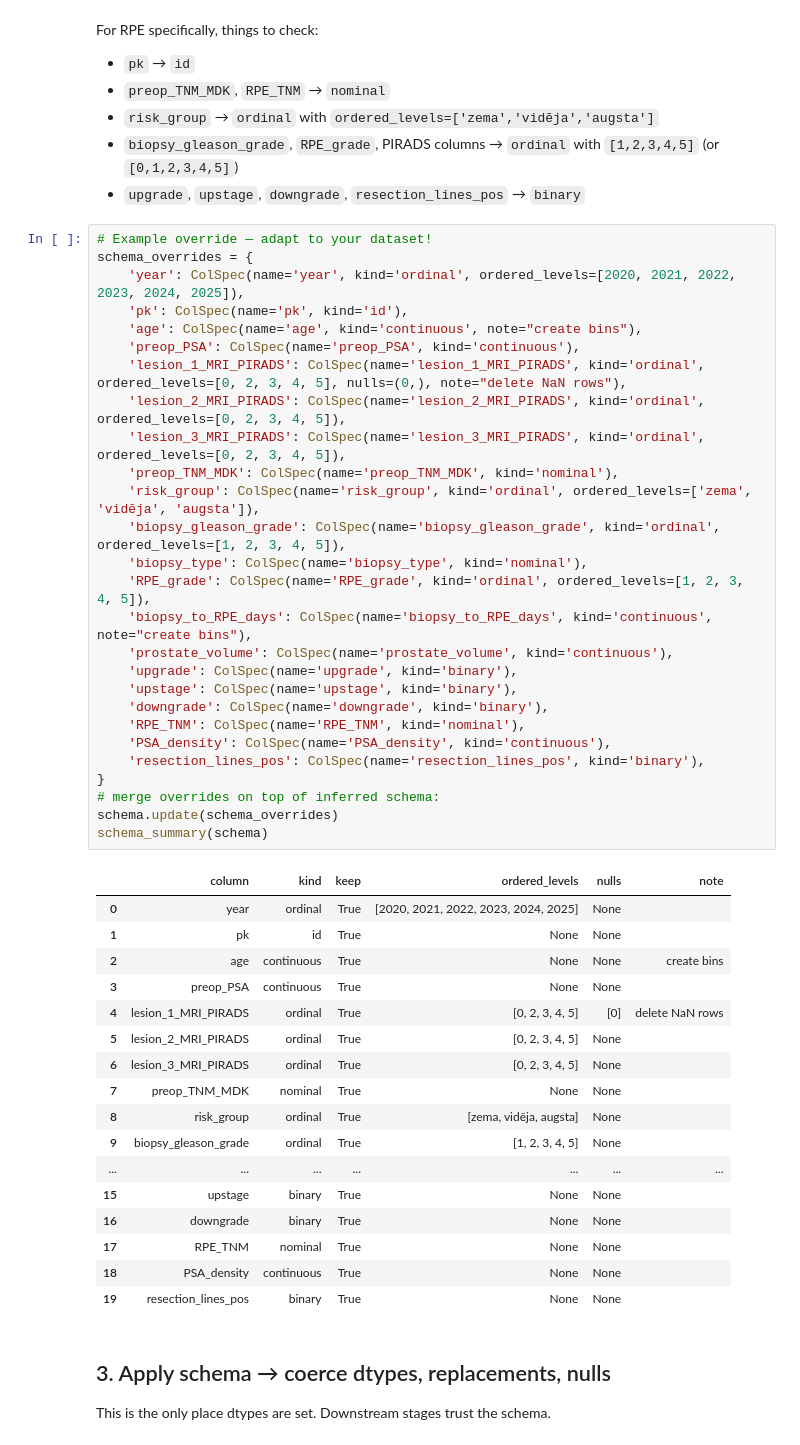
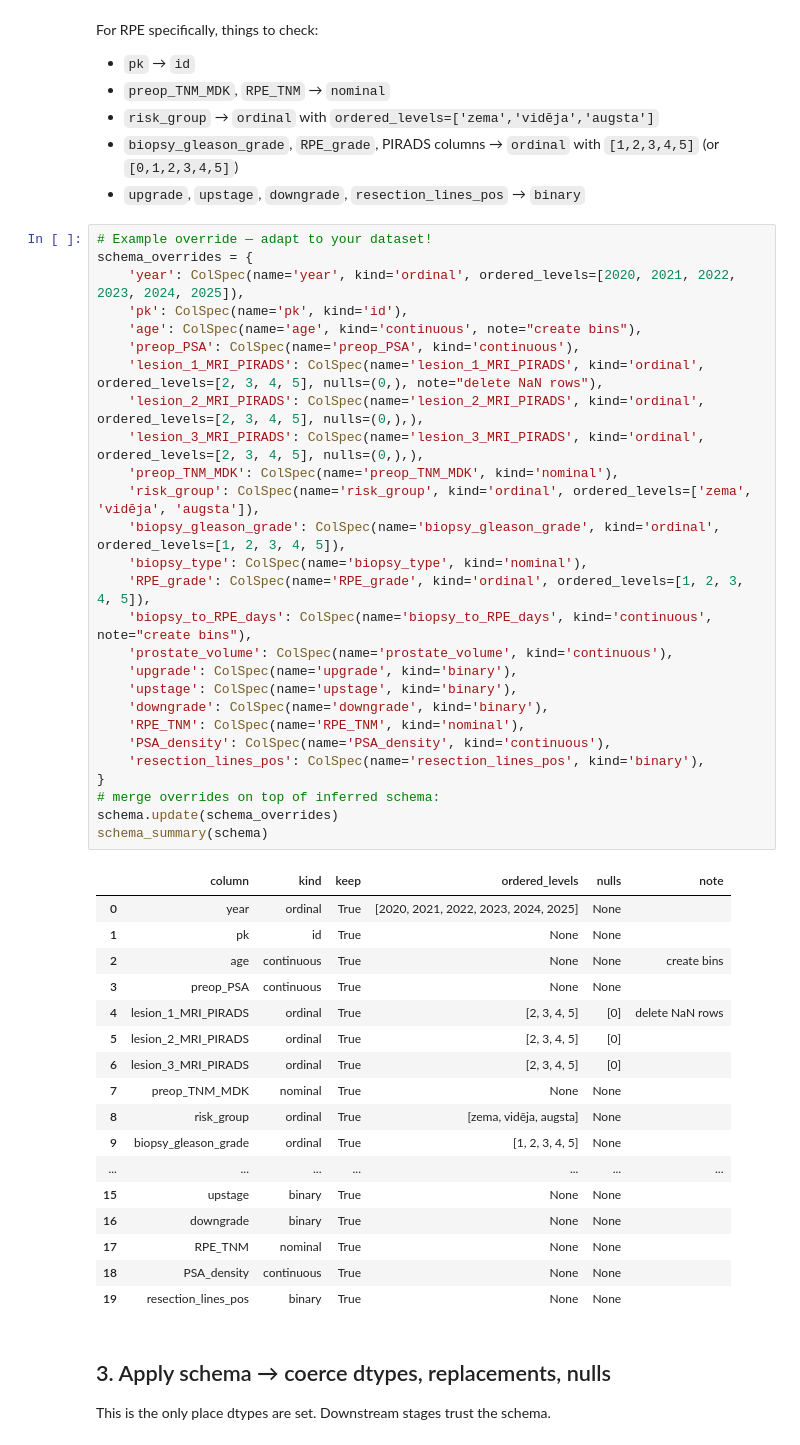
Before and after one commit to DrAndrushka/RPE_petijums, a Jupyter notebook: v2_RPE_notebook.ipynb, the cells around one changed output. Saved outputs shown, nothing was run; the diff lists cells and outputs as text.

```diff
--- a/RPE_notebook.ipynb
+++ b/v2_RPE_notebook.ipynb
@@ -157,39 +158,39 @@ For RPE specifically, things to check:
 # %%
 # Example override — adapt to your dataset!
 schema_overrides = {
     'year': ColSpec(name='year', kind='ordinal', ordered_levels=[2020, 2021, 2022, 2023, 2024, 2025]),
     'pk': ColSpec(name='pk', kind='id'),
     'age': ColSpec(name='age', kind='continuous', note="create bins"),
     'preop_PSA': ColSpec(name='preop_PSA', kind='continuous'),
-    'lesion_1_MRI_PIRADS': ColSpec(name='lesion_1_MRI_PIRADS', kind='ordinal', ordered_levels=[0, 2, 3, 4, 5], nulls=(0,), note="delete NaN rows"),
-    'lesion_2_MRI_PIRADS': ColSpec(name='lesion_2_MRI_PIRADS', kind='ordinal', ordered_levels=[0, 2, 3, 4, 5]),
-    'lesion_3_MRI_PIRADS': ColSpec(name='lesion_3_MRI_PIRADS', kind='ordinal', ordered_levels=[0, 2, 3, 4, 5]),
+    'lesion_1_MRI_PIRADS': ColSpec(name='lesion_1_MRI_PIRADS', kind='ordinal', ordered_levels=[2, 3, 4, 5], nulls=(0,), note="delete NaN rows"),
+    'lesion_2_MRI_PIRADS': ColSpec(name='lesion_2_MRI_PIRADS', kind='ordinal', ordered_levels=[2, 3, 4, 5], nulls=(0,),),
+    'lesion_3_MRI_PIRADS': ColSpec(name='lesion_3_MRI_PIRADS', kind='ordinal', ordered_levels=[2, 3, 4, 5], nulls=(0,),),
     'preop_TNM_MDK': ColSpec(name='preop_TNM_MDK', kind='nominal'),
     'risk_group': ColSpec(name='risk_group', kind='ordinal', ordered_levels=['zema', 'vidēja', 'augsta']),
     'biopsy_gleason_grade': ColSpec(name='biopsy_gleason_grade', kind='ordinal', ordered_levels=[1, 2, 3, 4, 5]),
     'biopsy_type': ColSpec(name='biopsy_type', kind='nominal'),
     'RPE_grade': ColSpec(name='RPE_grade', kind='ordinal', ordered_levels=[1, 2, 3, 4, 5]),
     'biopsy_to_RPE_days': ColSpec(name='biopsy_to_RPE_days', kind='continuous', note="create bins"),
     'prostate_volume': ColSpec(name='prostate_volume', kind='continuous'),
     'upgrade': ColSpec(name='upgrade', kind='binary'),
     'upstage': ColSpec(name='upstage', kind='binary'),
     'downgrade': ColSpec(name='downgrade', kind='binary'),
     'RPE_TNM': ColSpec(name='RPE_TNM', kind='nominal'),
     'PSA_density': ColSpec(name='PSA_density', kind='continuous'),
     'resection_lines_pos': ColSpec(name='resection_lines_pos', kind='binary'),
 }
 # merge overrides on top of inferred schema:
 schema.update(schema_overrides)
 schema_summary(schema)
 # %% [output]
 |  | column | kind | keep | ordered_levels | nulls | note |
 | 0 | year | ordinal | True | [2020, 2021, 2022, 2023, 2024, 2025] | None |  |
 | 1 | pk | id | True | None | None |  |
 | 2 | age | continuous | True | None | None | create bins |
 | 3 | preop_PSA | continuous | True | None | None |  |
-| 4 | lesion_1_MRI_PIRADS | ordinal | True | [0, 2, 3, 4, 5] | [0] | delete NaN rows |
-| 5 | lesion_2_MRI_PIRADS | ordinal | True | [0, 2, 3, 4, 5] | None |  |
-| 6 | lesion_3_MRI_PIRADS | ordinal | True | [0, 2, 3, 4, 5] | None |  |
+| 4 | lesion_1_MRI_PIRADS | ordinal | True | [2, 3, 4, 5] | [0] | delete NaN rows |
+| 5 | lesion_2_MRI_PIRADS | ordinal | True | [2, 3, 4, 5] | [0] |  |
+| 6 | lesion_3_MRI_PIRADS | ordinal | True | [2, 3, 4, 5] | [0] |  |
 | 7 | preop_TNM_MDK | nominal | True | None | None |  |
 | 8 | risk_group | ordinal | True | [zema, vidēja, augsta] | None |  |
 | 9 | biopsy_gleason_grade | ordinal | True | [1, 2, 3, 4, 5] | None |  |
```
Also changed, not shown: parts of 13 cells of this notebook, 7 other files.
